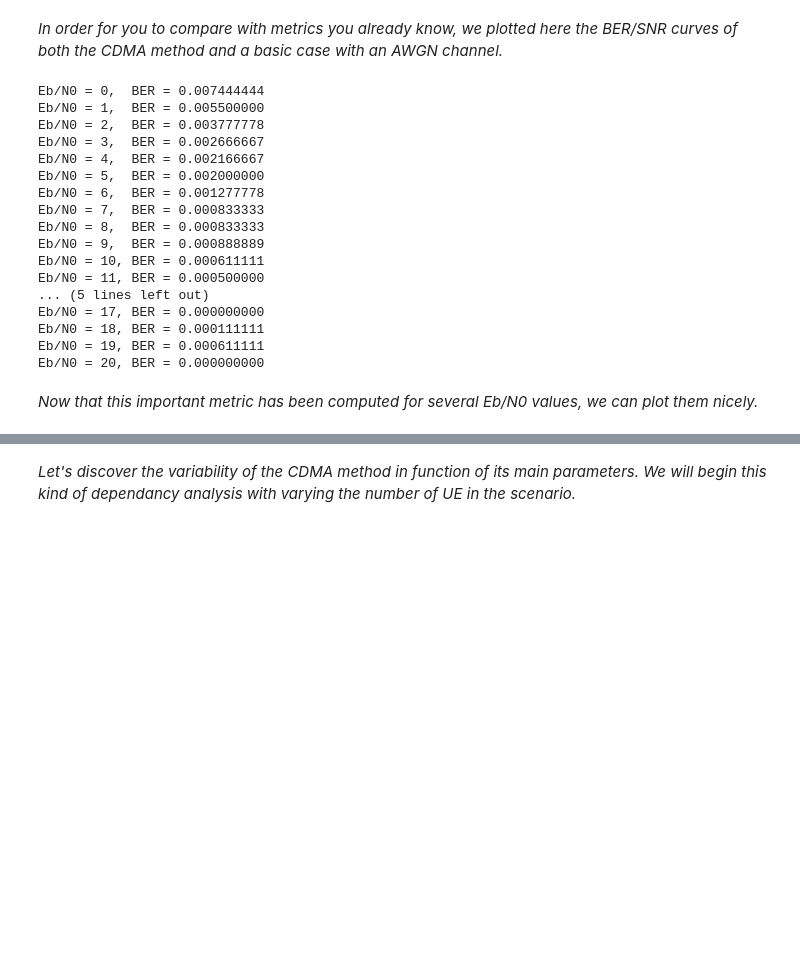
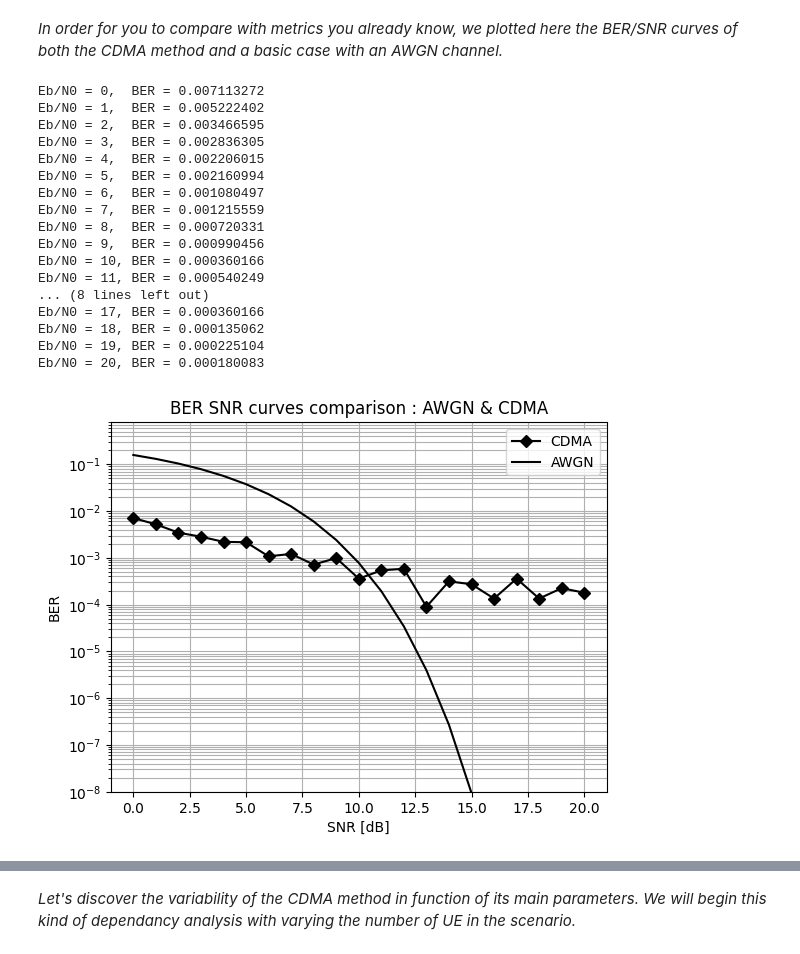
Before and after one commit to BaptisteSambon/LELEC2796-Juju-Baba, a Jupyter notebook: CDMA-final.ipynb, the cells around one changed output, grey strips where cells are left out. Drawn from its saved outputs; the diff is of its cells as text; code cells hidden in the pictures; blank space fills up the shorter version.

```diff
--- a/CDMA-final.ipynb
+++ b/CDMA-final.ipynb
@@ -39,9 +74,11 @@ binary_source = sionna.utils.BinarySource()
 
 # Some parameters used to loop on the different SNR values and evaluate the BER.
 ebn0 = np.arange(0, 21, 1)
-nb_seq = 1000
+nb_seq = 1234
 alpha = 0
 ber = np.zeros(len(ebn0))
+tendancy = []
+previous_ber = 0
 
 # Crosscorrelation coefficients extracted using the Gold codes to simulate the ICI.
 # xCorrNegative is the negative bound and xCorrPositive the positive one of the coefficients.
@@ -71,49 +108,72 @@ for i in range(len(ebn0)):
             signalOtherCells[k] = random.randint(0, 1)
         signalOtherCells = utils.Binary2PlusMinusOne(signalOtherCells, int)
 
         # Creating a Rayleigh fading channel and random complex noise.
         h = utils.Rayleigh_canal(alpha, len(encoded))
         n = (1j*np.random.normal(scale=np.sqrt(var_noise/2),size=encoded.shape)
              + np.random.normal(scale=np.sqrt(var_noise/2),size=encoded.shape))
 
         # The received signal expression will thus be the following line.
         # A sum of the encoded data passing through the channel, some random noise and some random interferences.
         # We represent the Gold code action by cancelling the ICI thanks to the crosscorrelation coefficients.
         received = encoded*h + n + signalOtherCells*(xCorrPositive-xCorrNegative)/tx_params["nGold"]
 
         # At the UE, the received data is equalized using MMSE and then decoded with CDMA.
         mmse = MyMMSE(encoded, h, var_noise, received)
         decoded = utils.CDMA_decode(mmse, tx_params)
 
         # Here we use tensorflow and sionna functions to compute the BER metric of the latter decoded signal.
         decoded_tf = tf.convert_to_tensor(decoded)
         decoded_tf = tf.cast(tf.less(0.0, decoded_tf), tf.float32)
         BinarySource = tf.cast(tf.less(0.0, data), tf.float32)
         ber_j = sionna.utils.metrics.compute_ber(BinarySource, decoded_tf)
         ber_i[j] = ber_j.numpy()
 
     # Compute the final BER mean value for a specific SNR.
     ber[i] = np.mean(ber_i)
 
+    # For sake of having a nice plot, if the BER=0 due to numerical computations,
+    # we change its value with the current tendancy.
+    if i>0:
+        tendancy.append(abs(ber[i]-previous_ber))
+    if ber[i]<1e-6:
+        ber[i]=abs(previous_ber-np.mean(tendancy))
+    previous_ber = ber[i]
+
     # A nice print to see the BER result for each Eb/N0 value.
     print("Eb/N0 = " + str(ebn0[i]) + ", " + " "*(i<10) + "BER = " + f"{ber[i]:.9f}")
+
+ber_awgn = (1/2)*erfc(np.sqrt(10**(0.1*ebn0)/2))
+
+plt.figure()
+plt.semilogy(ebn0, ber, "D-", label="CDMA", color="black")
+plt.plot(ebn0, ber_awgn, label="AWGN", color="black")
+plt.xlabel("SNR [dB]")
+plt.ylabel("BER")
+plt.xscale("linear")
+plt.yscale("log")
+plt.grid(which="both")
+plt.legend()
+plt.ylim([10**(-8), 0.8])
+plt.title("BER SNR curves comparison : AWGN & CDMA")
+plt.savefig("CDMA-images/MyBERSNR.png")
+plt.show()
 # %% [output]
-Eb/N0 = 0,  BER = 0.007444444
-Eb/N0 = 1,  BER = 0.005500000
-Eb/N0 = 2,  BER = 0.003777778
-Eb/N0 = 3,  BER = 0.002666667
-Eb/N0 = 4,  BER = 0.002166667
-Eb/N0 = 5,  BER = 0.002000000
-Eb/N0 = 6,  BER = 0.001277778
-Eb/N0 = 7,  BER = 0.000833333
-Eb/N0 = 8,  BER = 0.000833333
-Eb/N0 = 9,  BER = 0.000888889
-Eb/N0 = 10, BER = 0.000611111
-Eb/N0 = 11, BER = 0.000500000
-... (5 lines left out)
-Eb/N0 = 17, BER = 0.000000000
-Eb/N0 = 18, BER = 0.000111111
-Eb/N0 = 19, BER = 0.000611111
-Eb/N0 = 20, BER = 0.000000000
+Eb/N0 = 0,  BER = 0.007113272
+Eb/N0 = 1,  BER = 0.005222402
+Eb/N0 = 2,  BER = 0.003466595
+Eb/N0 = 3,  BER = 0.002836305
+Eb/N0 = 4,  BER = 0.002206015
+Eb/N0 = 5,  BER = 0.002160994
+Eb/N0 = 6,  BER = 0.001080497
+Eb/N0 = 7,  BER = 0.001215559
+Eb/N0 = 8,  BER = 0.000720331
+Eb/N0 = 9,  BER = 0.000990456
+Eb/N0 = 10, BER = 0.000360166
+Eb/N0 = 11, BER = 0.000540249
+... (8 lines left out)
+Eb/N0 = 17, BER = 0.000360166
+Eb/N0 = 18, BER = 0.000135062
+Eb/N0 = 19, BER = 0.000225104
+Eb/N0 = 20, BER = 0.000180083
+[figure, added]
-# %% [markdown]
-*Now that this important metric has been computed for several Eb/N0 values, we can plot them nicely.*
```
Also changed, not shown: parts of 13 cells of this notebook, 6 other files.
